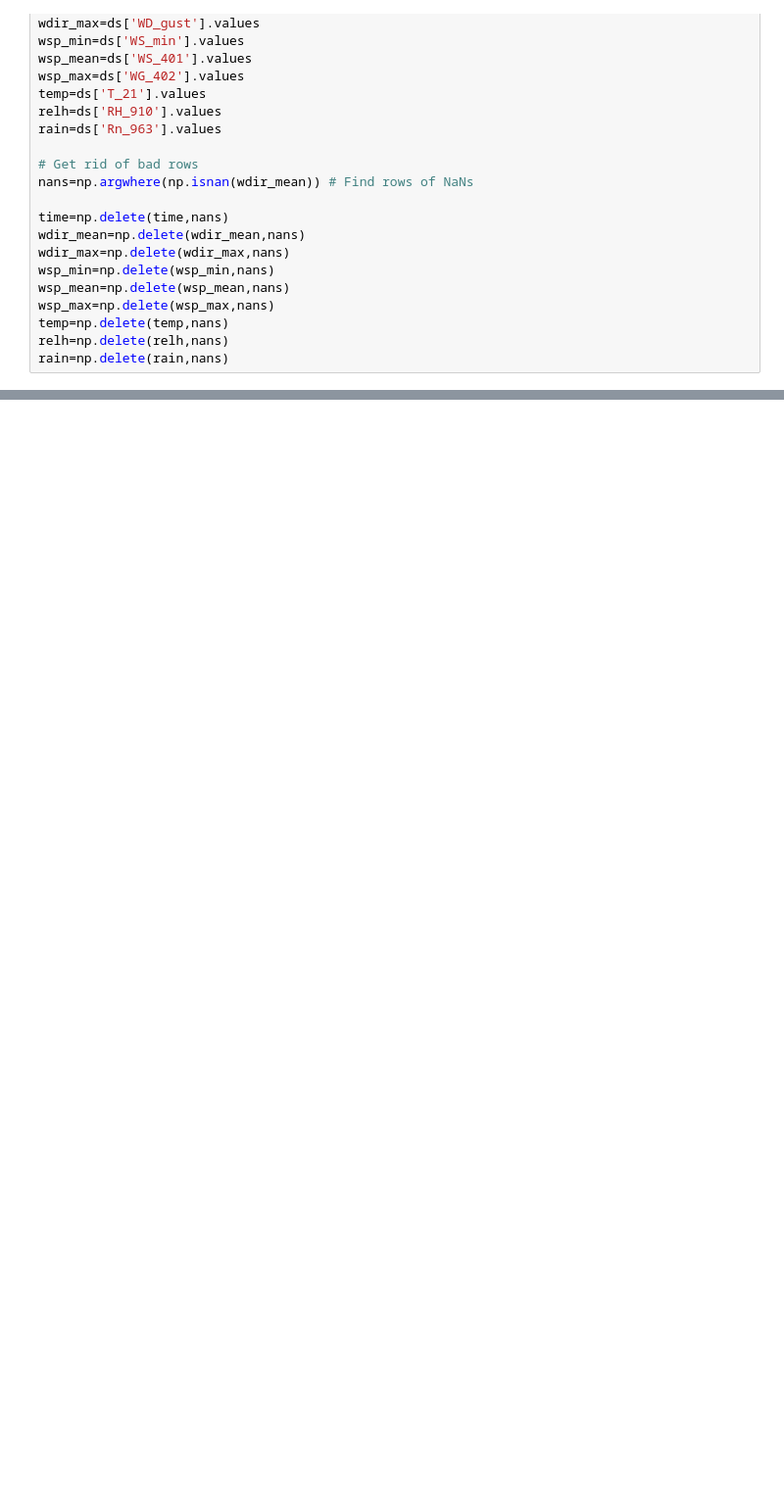
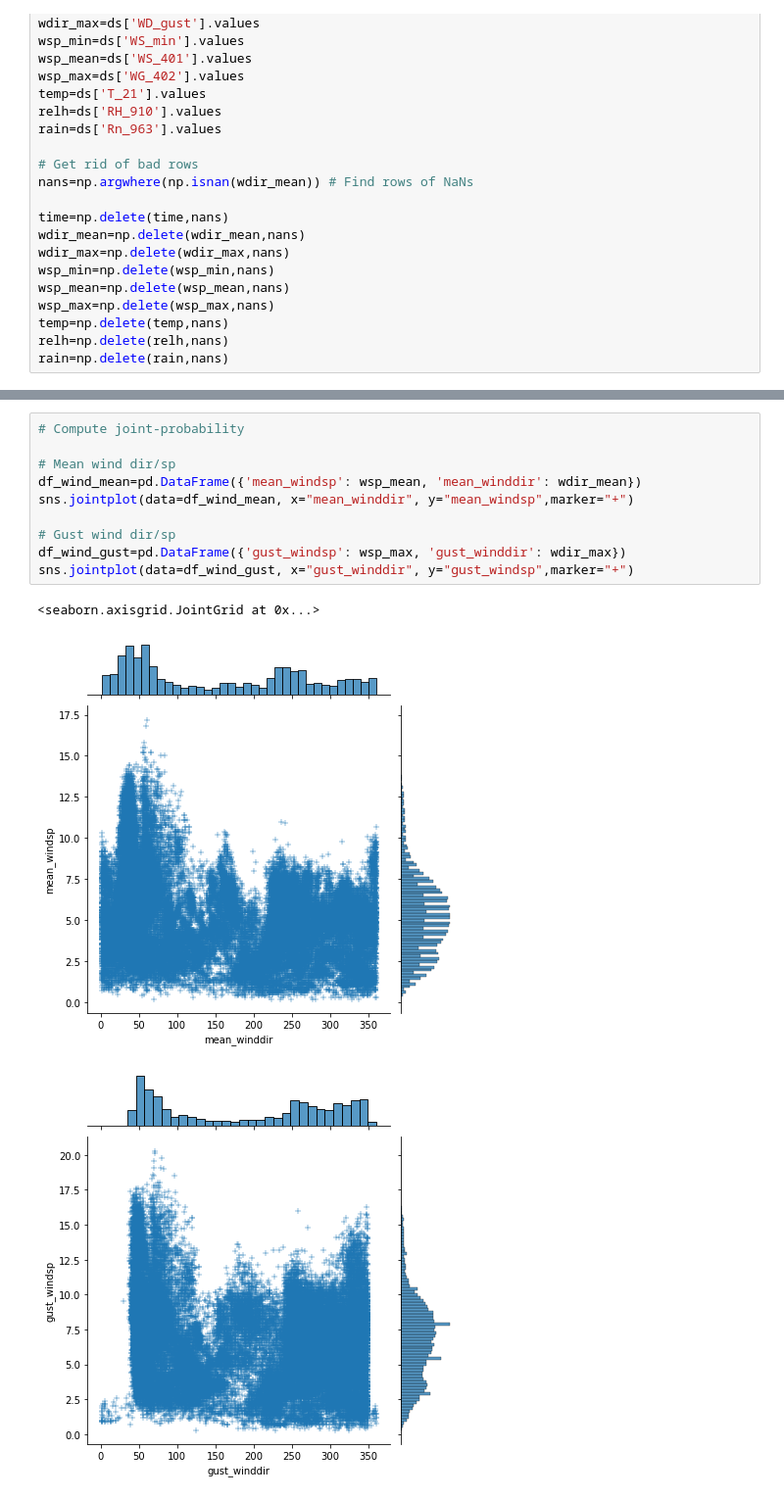
Before and after one commit to odemeo-usgs/projects, a Jupyter notebook: DUNEX/Dunex_Plots_2021.ipynb, the cells around one changed output, grey strips where cells are left out. Shown at 98% size. Cells and saved outputs as stored; diff of their text form; blank space fills up the shorter version.

```diff
--- a/DUNEX/Dunex_Plots_2021.ipynb
+++ b/DUNEX/Dunex_Plots_2021.ipynb
@@ -108,0 +105,14 @@ ax.set_xticklabels(['E', 'NE','N', 'NW', 'W', 'SW', 'S', 'SE']); # Add this line
+# %%
+# Compute joint-probability
+
+# Mean wind dir/sp
+df_wind_mean=pd.DataFrame({'mean_windsp': wsp_mean, 'mean_winddir': wdir_mean})
+sns.jointplot(data=df_wind_mean, x="mean_winddir", y="mean_windsp",marker="+")
+
+# Gust wind dir/sp
+df_wind_gust=pd.DataFrame({'gust_windsp': wsp_max, 'gust_winddir': wdir_max})
+sns.jointplot(data=df_wind_gust, x="gust_winddir", y="gust_windsp",marker="+")
+# %% [output]
+<seaborn.axisgrid.JointGrid at 0x...>
+[figure, added]
+[figure, added]
```
Also changed, not shown: parts of 4 cells of this notebook.
